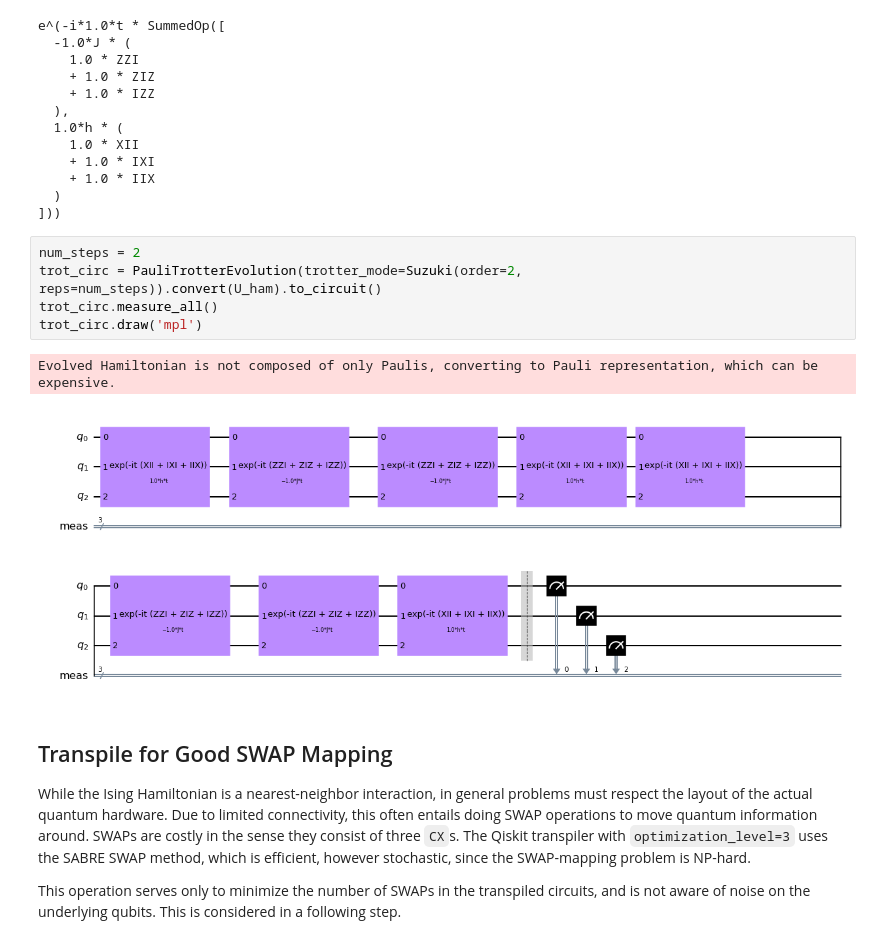
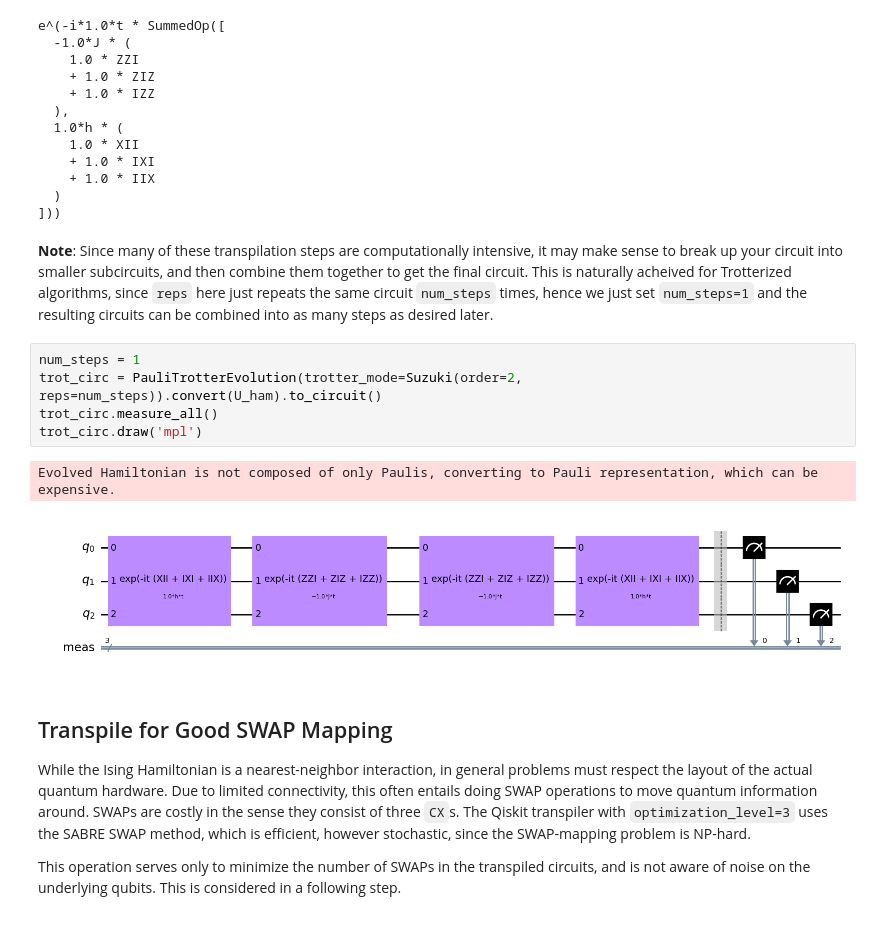
Before and after one commit to qiskit-community/qiskit-research, a Jupyter notebook: docs/getting_started.ipynb, the cells around one changed output. Drawn from its saved outputs; the diff is of its cells as text.

```diff
--- a/docs/getting_started.ipynb
+++ b/docs/getting_started.ipynb
@@ -40,14 +40,16 @@ e^(-i*1.0*t * SummedOp([
     + 1.0 * IIX
   )
 ]))
+# %% [markdown]
+**Note**: Since many of these transpilation steps are computationally intensive, it may make sense to break up your circuit into smaller subcircuits, and then combine them together to get the final circuit. This is naturally acheived for Trotterized algorithms, since `reps` here just repeats the same circuit `num_steps` times, hence we just set `num_steps=1` and the resulting circuits can be combined into as many steps as desired later.
 # %%
-num_steps = 2
+num_steps = 1
 trot_circ = PauliTrotterEvolution(trotter_mode=Suzuki(order=2, reps=num_steps)).convert(U_ham).to_circuit()
 trot_circ.measure_all()
 trot_circ.draw('mpl')
 # %% [output]
 Evolved Hamiltonian is not composed of only Paulis, converting to Pauli representation, which can be expensive.
-[figure, old version]
+[figure, new version]
 # %% [markdown]
 ## Transpile for Good SWAP Mapping
 
```
Also changed, not shown: parts of 15 cells of this notebook, 4 other files.
